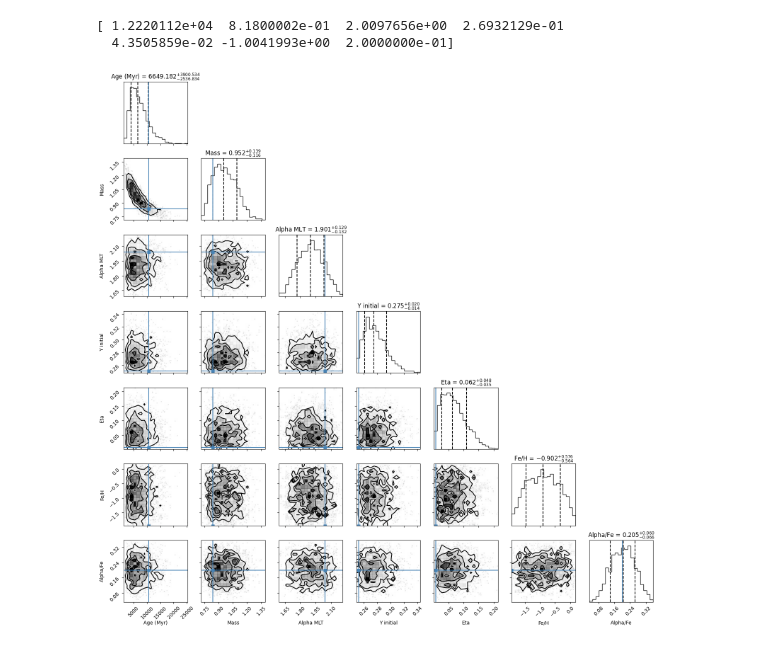
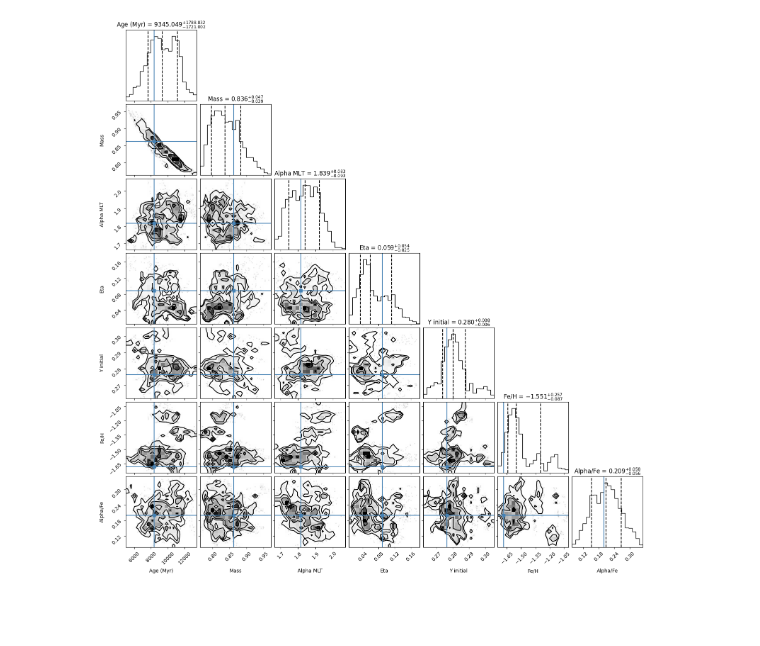
Before and after one commit to ruddock321/y4project, a Jupyter notebook: HBM stuff/Bayesian models/Multi-star Bayesian model.ipynb, the cells around one changed output. Cells and saved outputs as stored; diff of their text form; code cells hidden in the pictures; blank space fills up the shorter version.

```diff
--- a/HBM stuff/Bayesian models/Multi-star Bayesian model.ipynb
+++ b/HBM stuff/Bayesian models/Multi-star Bayesian model.ipynb
@@ -212,7 +273,7 @@ FeH_emu = []
 
 epsilon = 1e-10
 
-for i in range(10):
+for i in range(star_number):
     # Apply log10 transformation where necessary
     inputs = [truths[i][0], truths[i][1], truths[i][2], truths[i][3], truths[i][4]]
     transformed_inputs = [jnp.log10(jnp.maximum(data, epsilon)) for data in inputs]
@@ -232,11 +293,14 @@ for i in range(10):
     numax_fake = 10**y_fake[:, 3]
     FeH_fake = y_fake[:, 4]  # FeH does not require log transformation
 
-    teff_emu.append(teff_fake)
-    lum_emu.append(luminosity_fake)
-    dnu_emu.append(dnu_fake)
-    numax_emu.append(numax_fake)
-    FeH_emu.append(FeH_fake)
+    teff_emu.append(teff_fake.flatten())
+    lum_emu.append(luminosity_fake.item())
+    dnu_emu.append(dnu_fake.item())
+    numax_emu.append(numax_fake.item())
+    FeH_emu.append(FeH_fake.item())
+
+# for i in range(len(teff_values)):
+#     print(teff_emu[i] - teff_values[i])
 # %%
 # For observational data
 obs_err = {
@@ -254,13 +318,21 @@ dnu_obs_list = []
 feh_obs_list = []
 numax_obs_list = []
 
-for i in range(len(track_names)):
+for i in range(star_number):
+
     teff_obs = teff_emu[i] + np.random.randn() * obs_err['teff_err'][0]
     lum_obs = lum_emu[i] + np.random.randn() * obs_err['lum_err'][0]
     dnu_obs = dnu_emu[i] + np.random.randn() * obs_err['dnu_err'][0]
     FeH_obs = FeH_emu[i] + np.random.randn() * obs_err['feh_err'][0]
     numax_obs = numax_emu[i] * sun_numax + np.random.randn() * obs_err['numax_err'][0]
+    """
 
+    teff_obs = teff_values[i] + np.random.randn() * obs_err['teff_err'][0]
+    lum_obs = luminosity_values[i] + np.random.randn() * obs_err['lum_err'][0]
+    dnu_obs = dnufit_values[i] + np.random.randn() * obs_err['dnu_err'][0]
+    FeH_obs = FeH_values[i] + np.random.randn() * obs_err['feh_err'][0]
+    numax_obs = numax_values[i] * sun_numax + np.random.randn() * obs_err['numax_err'][0]
+"""
     # Append to lists
     teff_obs_list.append(teff_obs)
     lum_obs_list.append(lum_obs)
@@ -285,7 +357,7 @@ obs = {
 }
 # %%
 def Bmodel(obs=None):
-    with numpyro.plate("star", 10):
+    with numpyro.plate("star", star_number):
         # Define priors
         massini_ = numpyro.deterministic("massini_", 0.8 * numpyro.sample("massini_s", dist.Beta(3, 6)) + 0.7)
         tau_hat = numpyro.deterministic("tau_hat", 4 * numpyro.sample("tau_hat_s", dist.Beta(4, 8)) + 1)
@@ -365,45 +435,41 @@ az.summary(trace)
 # %%
 import corner
-import numpy as np
-import matplotlib.pyplot as plt
 
 samples = mcmc.get_samples()
 
 # Index
 
-i = 5
+i = 3
 
 params_of_interest = {
     'Age (Myr)': samples['ages_'][..., i],
     'Mass': samples['massini_'][..., i],
     'Alpha MLT': samples['alphamlt_'][..., i],
+    'Eta': samples['eta_'][..., i],
     'Y initial': samples['yini_'][..., i],
-    'Eta': samples['eta_'][..., i],
     'Fe/H': samples['fehini_'][..., i],
     'Alpha/Fe': samples['alphafe_'][..., i]
 }
 
 # Convert to a numpy array for corner.py
 X = np.column_stack([params_of_interest[key] for key in params_of_interest])
 labels = list(params_of_interest.keys())
 
 
 fig = corner.corner(
     X,
     labels=labels,
     quantiles=[0.16, 0.5, 0.84],
     show_titles=True,
     title_kwargs={"fontsize": 12},
     title_fmt='.3f',
-    truths = truths[4]
+    truths = truths[i],
 )
-print(truths[0])
-plt.tight_layout()
+
+#plt.tight_layout()
 plt.show()
 # %% [output]
-[ 1.2220112e+04  8.1800002e-01  2.0097656e+00  2.6932129e-01
-  4.3505859e-02 -1.0041993e+00  2.0000000e-01]
-[figure, old version]
+[figure, new version]
 # %%
 # Create a figure for the corner plot
 fig = plt.figure(figsize=(15, 15))
```
Also changed, not shown: parts of 7 cells of this notebook, 3 other files.
